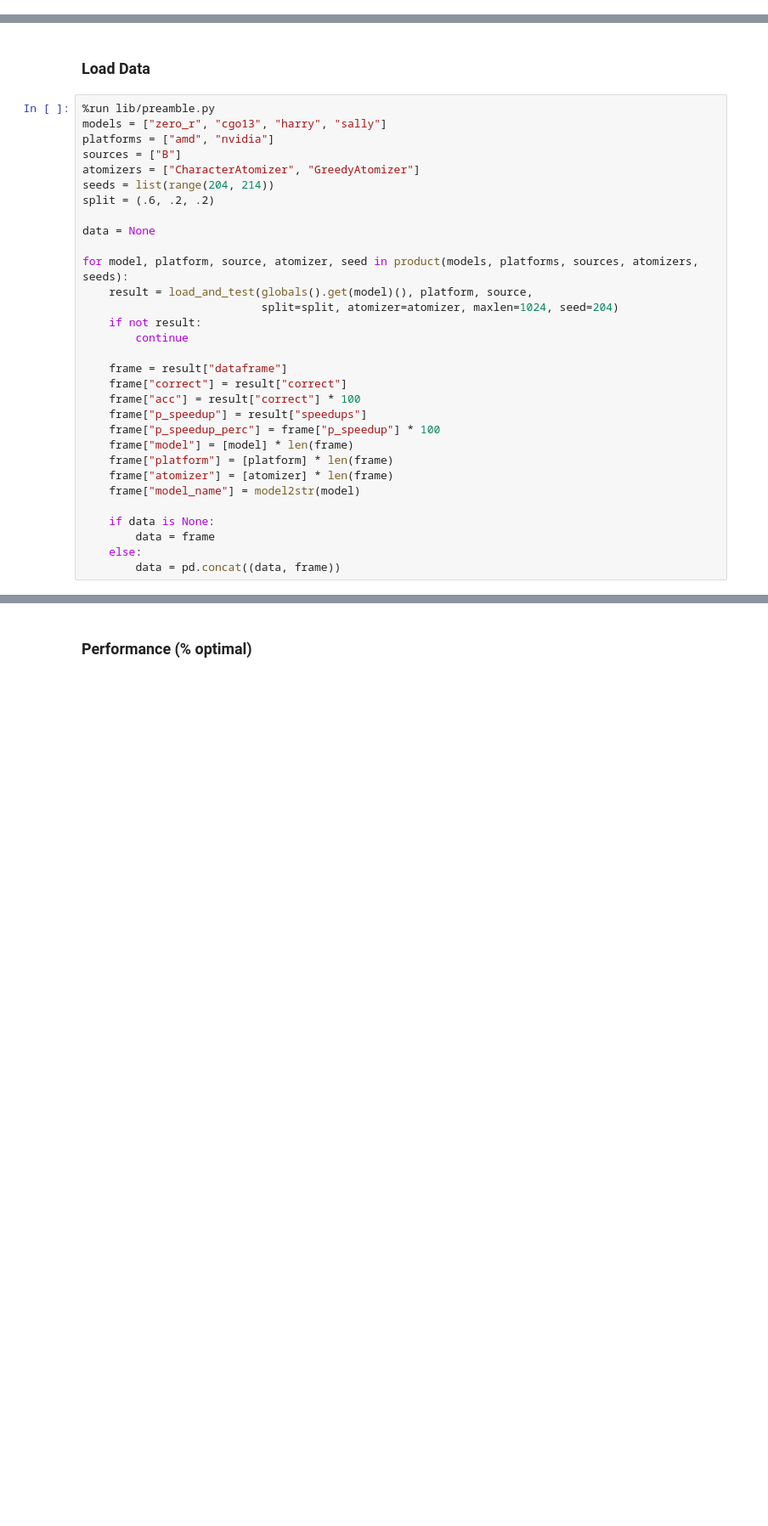
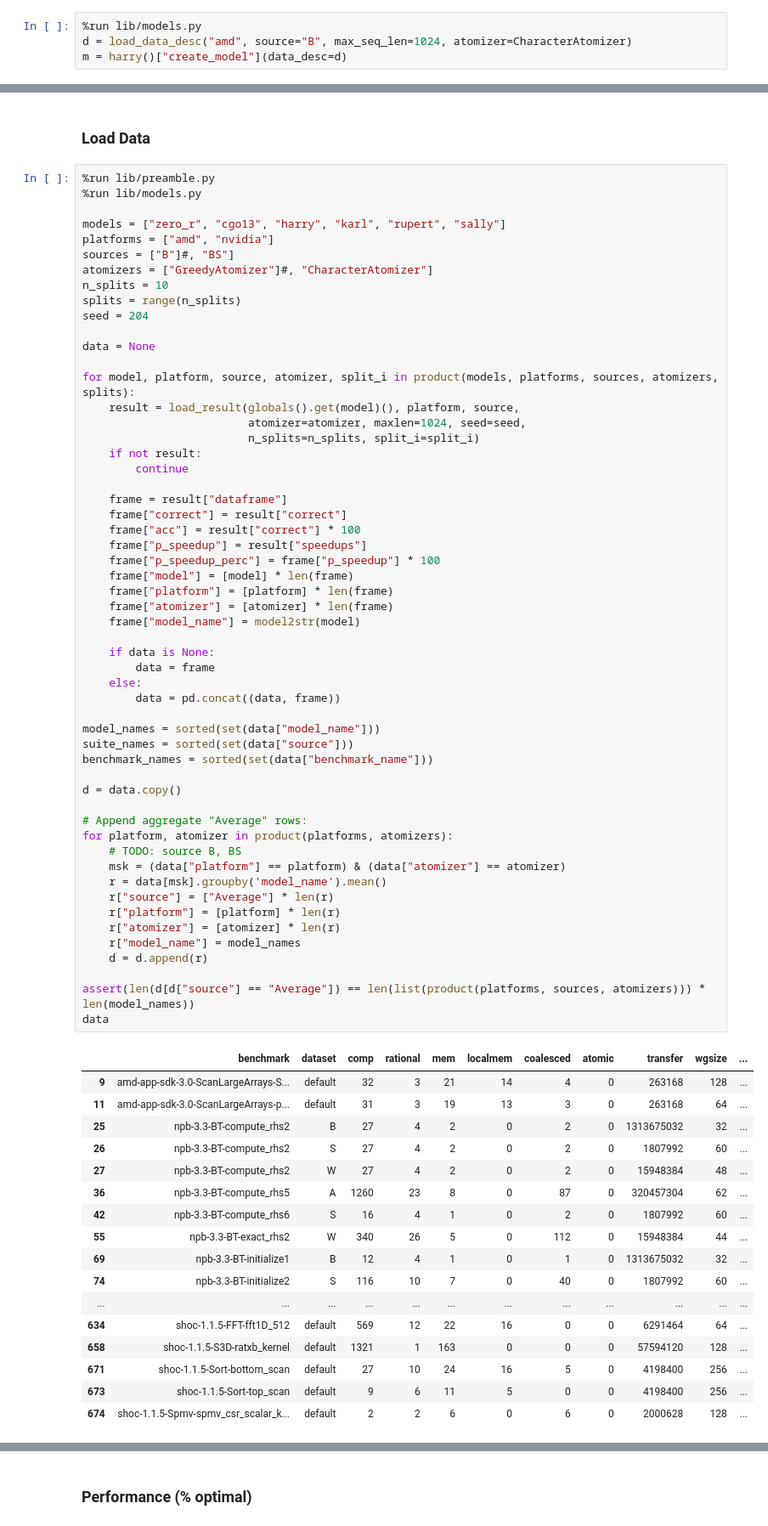
Before and after one commit to ChrisCummins/phd, a Jupyter notebook: lab/clgen/classification/Models.ipynb, the cells around one changed output, grey strips where cells are left out. Shown at 85% size. Drawn from its saved outputs; the diff is of its cells as text; blank space fills up the shorter version.

```diff
--- a/lab/clgen/classification/Models.ipynb
+++ b/lab/clgen/classification/Models.ipynb
@@ -211,0 +33,4 @@ def sally():
+# %%
+%run lib/models.py
+d = load_data_desc("amd", source="B", max_seq_len=1024, atomizer=CharacterAtomizer)
+m = harry()["create_model"](data_desc=d)
@@ -235,32 +92,74 @@ def model2str(m):
 ### Load Data
 # %%
 %run lib/preamble.py
-models = ["zero_r", "cgo13", "harry", "sally"]
+%run lib/models.py
+
+models = ["zero_r", "cgo13", "harry", "karl", "rupert", "sally"]
 platforms = ["amd", "nvidia"]
-sources = ["B"]
-atomizers = ["CharacterAtomizer", "GreedyAtomizer"]
-seeds = list(range(204, 214))
-split = (.6, .2, .2)
+sources = ["B"]#, "BS"]
+atomizers = ["GreedyAtomizer"]#, "CharacterAtomizer"]
+n_splits = 10
+splits = range(n_splits)
+seed = 204
 
 data = None
 
-for model, platform, source, atomizer, seed in product(models, platforms, sources, atomizers, seeds):
-    result = load_and_test(globals().get(model)(), platform, source,
-                           split=split, atomizer=atomizer, maxlen=1024, seed=204)
+for model, platform, source, atomizer, split_i in product(models, platforms, sources, atomizers, splits):
+    result = load_result(globals().get(model)(), platform, source,
+                         atomizer=atomizer, maxlen=1024, seed=seed,
+                         n_splits=n_splits, split_i=split_i)
     if not result:
         continue
 
     frame = result["dataframe"]
     frame["correct"] = result["correct"]
     frame["acc"] = result["correct"] * 100
     frame["p_speedup"] = result["speedups"]
     frame["p_speedup_perc"] = frame["p_speedup"] * 100
     frame["model"] = [model] * len(frame)
     frame["platform"] = [platform] * len(frame)
     frame["atomizer"] = [atomizer] * len(frame)
     frame["model_name"] = model2str(model)
 
     if data is None:
         data = frame
     else:
         data = pd.concat((data, frame))
+
+model_names = sorted(set(data["model_name"]))
+suite_names = sorted(set(data["source"]))
+benchmark_names = sorted(set(data["benchmark_name"]))
+
+d = data.copy()
+
+# Append aggregate "Average" rows:
+for platform, atomizer in product(platforms, atomizers):
+    # TODO: source B, BS
+    msk = (data["platform"] == platform) & (data["atomizer"] == atomizer)
+    r = data[msk].groupby('model_name').mean()
+    r["source"] = ["Average"] * len(r)
+    r["platform"] = [platform] * len(r)
+    r["atomizer"] = [atomizer] * len(r)
+    r["model_name"] = model_names
+    d = d.append(r)
+
+assert(len(d[d["source"] == "Average"]) == len(list(product(platforms, sources, atomizers))) * len(model_names))
+data
+# %% [output]
+|  | benchmark | dataset | comp | rational | mem | localmem | coalesced | atomic | transfer | wgsize | ... |
+| 9 | amd-app-sdk-3.0-ScanLargeArrays-S... | default | 32 | 3 | 21 | 14 | 4 | 0 | 263168 | 128 | ... |
+| 11 | amd-app-sdk-3.0-ScanLargeArrays-p... | default | 31 | 3 | 19 | 13 | 3 | 0 | 263168 | 64 | ... |
+| 25 | npb-3.3-BT-compute_rhs2 | B | 27 | 4 | 2 | 0 | 2 | 0 | 1313675032 | 32 | ... |
+| 26 | npb-3.3-BT-compute_rhs2 | S | 27 | 4 | 2 | 0 | 2 | 0 | 1807992 | 60 | ... |
+| 27 | npb-3.3-BT-compute_rhs2 | W | 27 | 4 | 2 | 0 | 2 | 0 | 15948384 | 48 | ... |
+| 36 | npb-3.3-BT-compute_rhs5 | A | 1260 | 23 | 8 | 0 | 87 | 0 | 320457304 | 62 | ... |
+| 42 | npb-3.3-BT-compute_rhs6 | S | 16 | 4 | 1 | 0 | 2 | 0 | 1807992 | 60 | ... |
+| 55 | npb-3.3-BT-exact_rhs2 | W | 340 | 26 | 5 | 0 | 112 | 0 | 15948384 | 44 | ... |
+| 69 | npb-3.3-BT-initialize1 | B | 12 | 4 | 1 | 0 | 1 | 0 | 1313675032 | 32 | ... |
+| 74 | npb-3.3-BT-initialize2 | S | 116 | 10 | 7 | 0 | 40 | 0 | 1807992 | 60 | ... |
+| ... | ... | ... | ... | ... | ... | ... | ... | ... | ... | ... | ... |
+| 634 | shoc-1.1.5-FFT-fft1D_512 | default | 569 | 12 | 22 | 16 | 0 | 0 | 6291464 | 64 | ... |
+| 658 | shoc-1.1.5-S3D-ratxb_kernel | default | 1321 | 1 | 163 | 0 | 0 | 0 | 57594120 | 128 | ... |
+| 671 | shoc-1.1.5-Sort-bottom_scan | default | 27 | 10 | 24 | 16 | 5 | 0 | 4198400 | 256 | ... |
+| 673 | shoc-1.1.5-Sort-top_scan | default | 9 | 6 | 11 | 5 | 0 | 0 | 4198400 | 256 | ... |
+| 674 | shoc-1.1.5-Spmv-spmv_csr_scalar_k... | default | 2 | 2 | 6 | 0 | 6 | 0 | 2000628 | 128 | ... |
```
Also changed, not shown: parts of 21 cells of this notebook, 1 other file.
